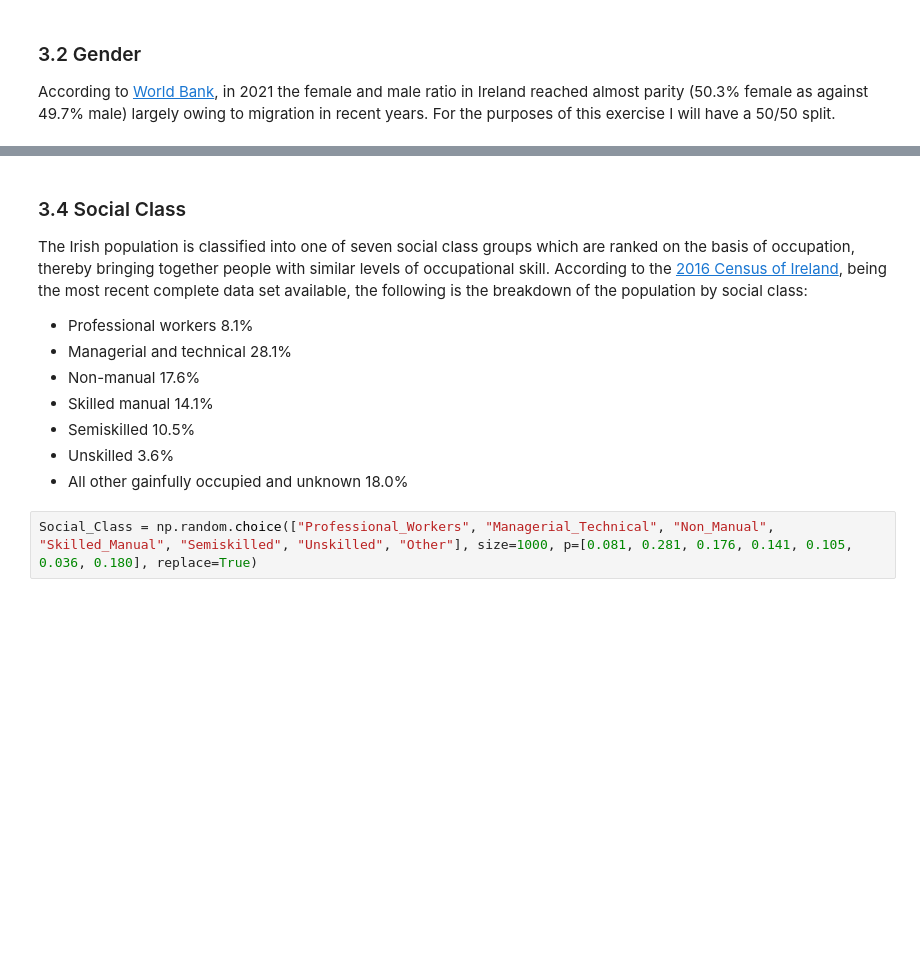
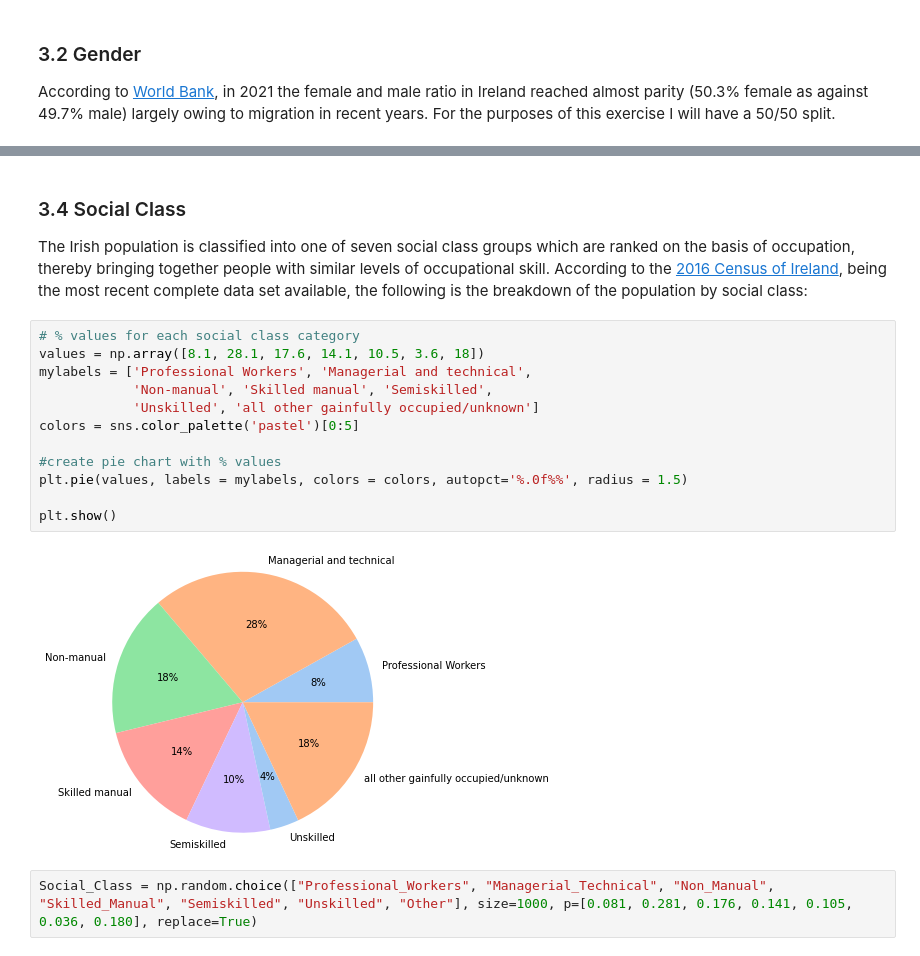
Before and after one commit to Scunnies/PfDA_Assignment, a Jupyter notebook: PfDA_Assignment.ipynb, the cells around one changed output, grey strips where cells are left out. Saved outputs shown, nothing was run; the diff lists cells and outputs as text; blank space fills up the shorter version.

```diff
--- a/PfDA_Assignment.ipynb
+++ b/PfDA_Assignment.ipynb
@@ -109,14 +127,20 @@ array(['Female', 'Male', 'Male', 'Male', 'Male', 'Female', 'Female',
 # %% [markdown]
 ### 3.4 Social Class
 The Irish population is classified into one of seven social class groups which are ranked on the basis of occupation, thereby bringing together people with similar levels of occupational skill.  According to the [2016 Census of Ireland](https://www.cso.ie/en/media/csoie/newsevents/documents/census2016summaryresultspart2/Chapter_6_Socio-economic_group_and_social_class.pdf), being the most recent complete data set available, the following is the breakdown of the population by social class:
-
-* Professional workers 8.1%
-* Managerial and technical 28.1%
-* Non-manual 17.6%
-* Skilled manual 14.1%
-* Semiskilled	10.5%
-* Unskilled 3.6%
-* All other gainfully occupied and unknown 18.0%
+# %%
+# % values for each social class category
+values = np.array([8.1, 28.1, 17.6, 14.1, 10.5, 3.6, 18])
+mylabels = ['Professional Workers', 'Managerial and technical',
+            'Non-manual', 'Skilled manual', 'Semiskilled',
+            'Unskilled', 'all other gainfully occupied/unknown']
+colors = sns.color_palette('pastel')[0:5]
+
+#create pie chart with % values
+plt.pie(values, labels = mylabels, colors = colors, autopct='%.0f%%', radius = 1.5)
+
+plt.show()
+# %% [output]
+[figure, added]
 # %%
 Social_Class = np.random.choice(["Professional_Workers", "Managerial_Technical", "Non_Manual", "Skilled_Manual", "Semiskilled", "Unskilled", "Other"], size=1000, p=[0.081, 0.281, 0.176, 0.141, 0.105, 0.036, 0.180], replace=True)
 # %% [markdown]
```
Also changed, not shown: parts of 11 cells of this notebook.
